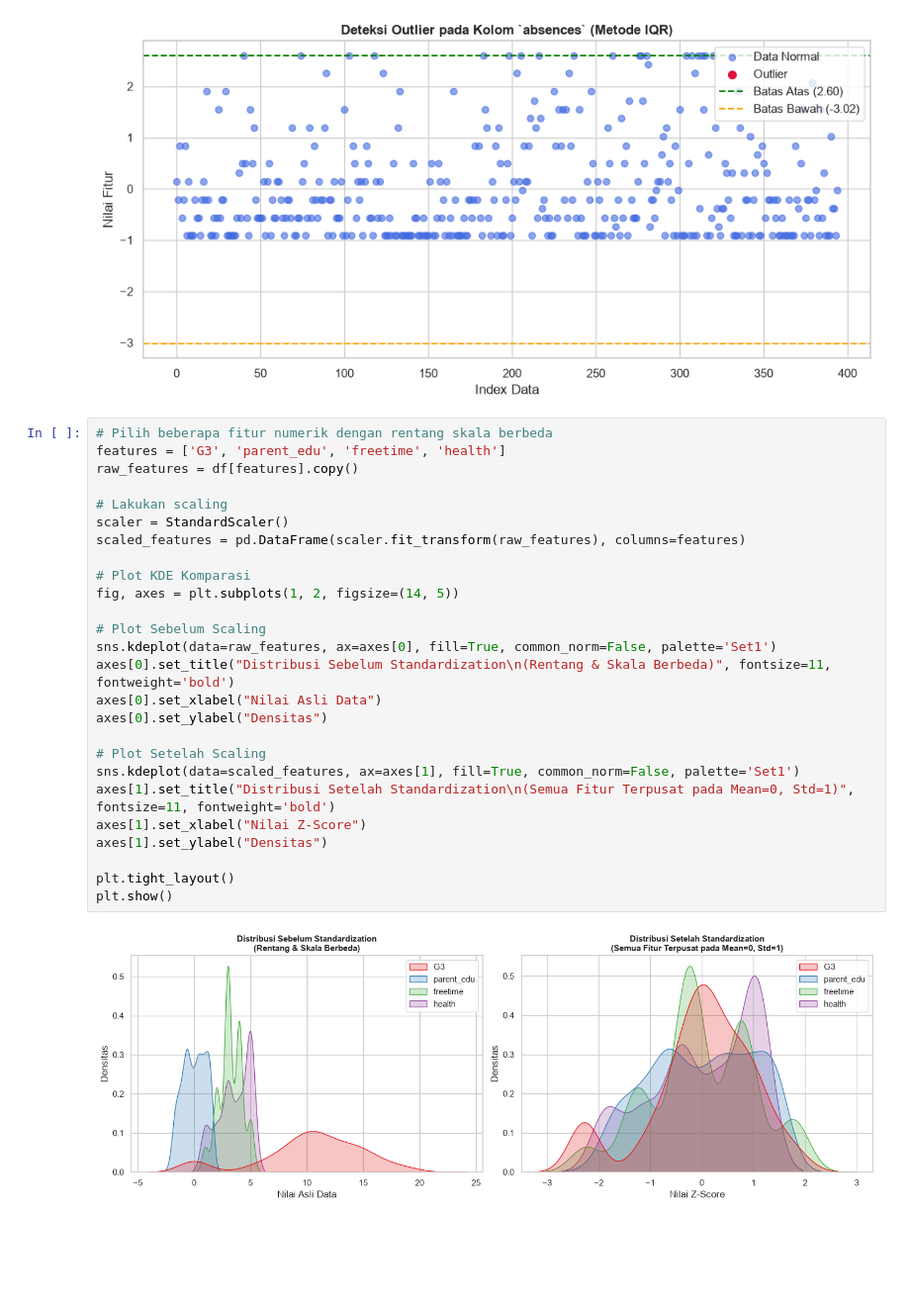
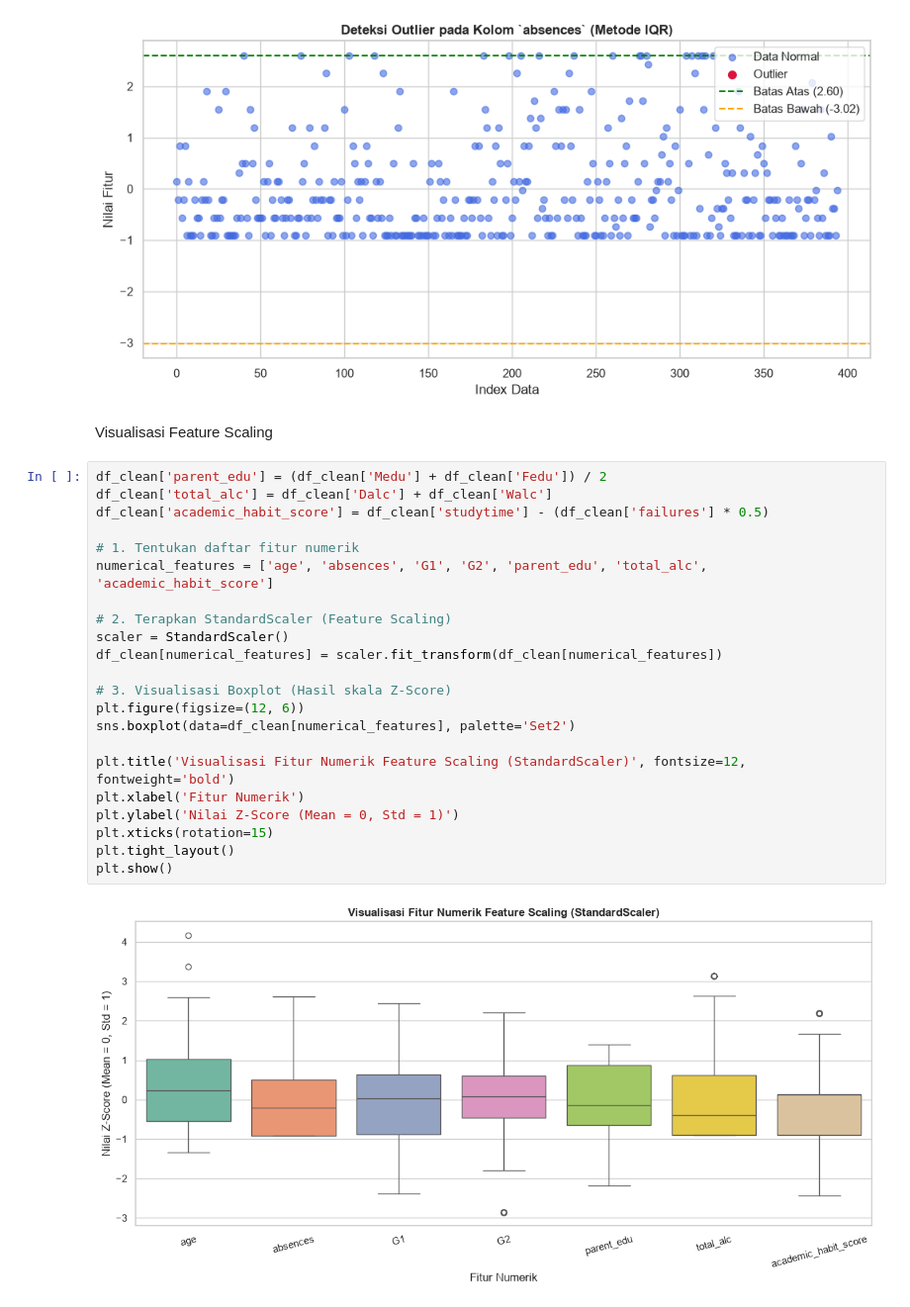
Before and after one commit to NiorTan/Projek-data-mining, a Jupyter notebook: eda_data_cleaned.ipynb, the cells around one changed output. Shown at 99% size. Drawn from its saved outputs; the diff is of its cells as text; blank space fills up the shorter version.

Commit message:
Update EDA data cleaned

```diff
--- a/eda_data_cleaned.ipynb
+++ b/eda_data_cleaned.ipynb
@@ -59,34 +80,32 @@ plt.tight_layout()
 plt.show()
 # %% [output]
 [figure]
+# %% [markdown]
+Visualisasi Feature Scaling
 # %%
-# Pilih beberapa fitur numerik dengan rentang skala berbeda
-features = ['G3', 'parent_edu', 'freetime', 'health']
-raw_features = df[features].copy()
+df_clean['parent_edu'] = (df_clean['Medu'] + df_clean['Fedu']) / 2
+df_clean['total_alc'] = df_clean['Dalc'] + df_clean['Walc']
+df_clean['academic_habit_score'] = df_clean['studytime'] - (df_clean['failures'] * 0.5)
 
-# Lakukan scaling
+# 1. Tentukan daftar fitur numerik
+numerical_features = ['age', 'absences', 'G1', 'G2', 'parent_edu', 'total_alc', 'academic_habit_score']
+
+# 2. Terapkan StandardScaler (Feature Scaling)
 scaler = StandardScaler()
-scaled_features = pd.DataFrame(scaler.fit_transform(raw_features), columns=features)
+df_clean[numerical_features] = scaler.fit_transform(df_clean[numerical_features])
 
-# Plot KDE Komparasi
-fig, axes = plt.subplots(1, 2, figsize=(14, 5))
+# 3. Visualisasi Boxplot (Hasil skala Z-Score)
+plt.figure(figsize=(12, 6))
+sns.boxplot(data=df_clean[numerical_features], palette='Set2')
 
-# Plot Sebelum Scaling
-sns.kdeplot(data=raw_features, ax=axes[0], fill=True, common_norm=False, palette='Set1')
-axes[0].set_title("Distribusi Sebelum Standardization\n(Rentang & Skala Berbeda)", fontsize=11, fontweight='bold')
-axes[0].set_xlabel("Nilai Asli Data")
-axes[0].set_ylabel("Densitas")
-
-# Plot Setelah Scaling
-sns.kdeplot(data=scaled_features, ax=axes[1], fill=True, common_norm=False, palette='Set1')
-axes[1].set_title("Distribusi Setelah Standardization\n(Semua Fitur Terpusat pada Mean=0, Std=1)", fontsize=11, fontweight='bold')
-axes[1].set_xlabel("Nilai Z-Score")
-axes[1].set_ylabel("Densitas")
-
+plt.title('Visualisasi Fitur Numerik Feature Scaling (StandardScaler)', fontsize=12, fontweight='bold')
+plt.xlabel('Fitur Numerik')
+plt.ylabel('Nilai Z-Score (Mean = 0, Std = 1)')
+plt.xticks(rotation=15)
 plt.tight_layout()
 plt.show()
 # %% [output]
-[figure, old version]
+[figure, new version]
 # %%
 # Rekonstruksi kategori asli 'Mjob' dari kolom One-Hot Encoding
 def get_mjob(row):
```
Also changed, not shown: parts of 7 cells of this notebook, 3 other files.
